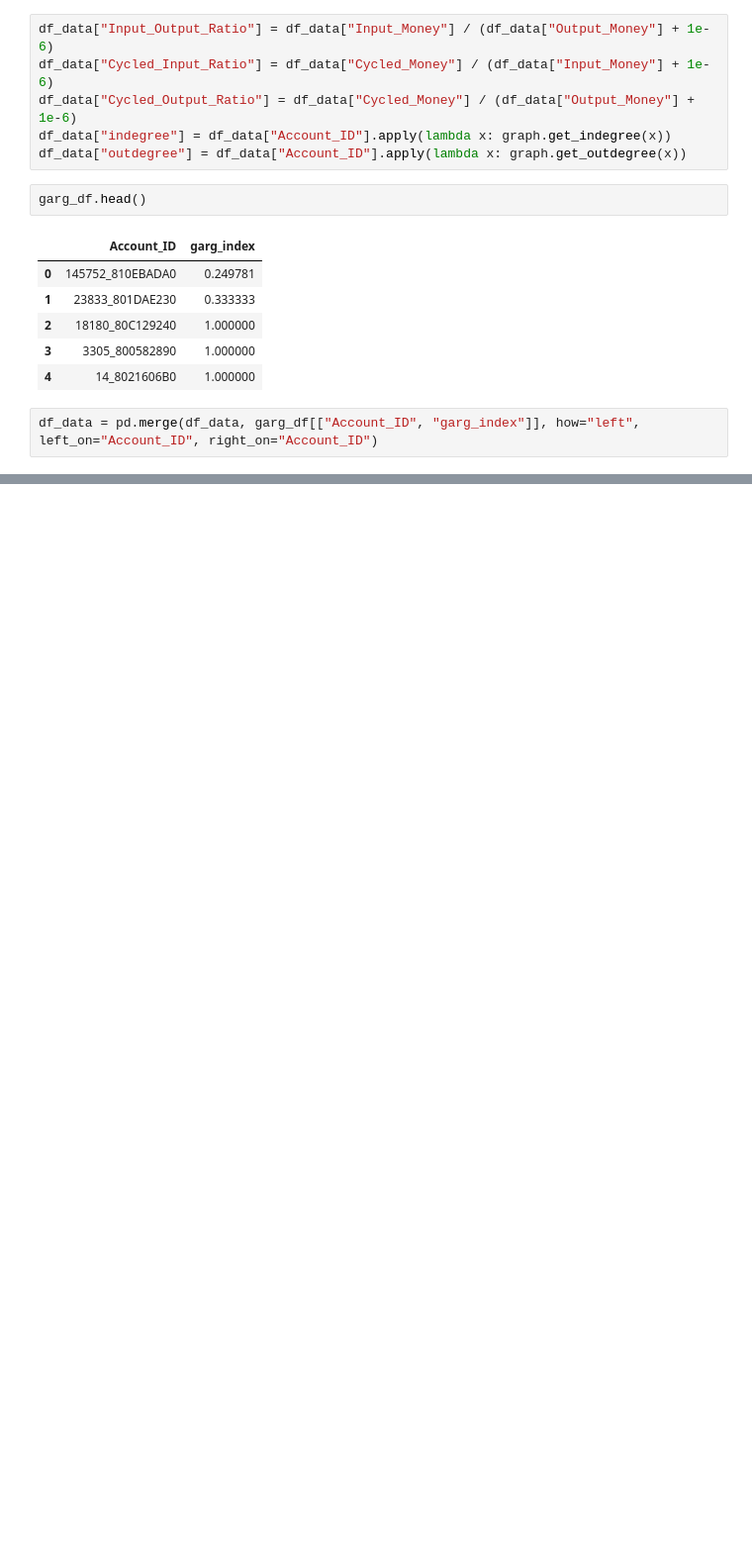
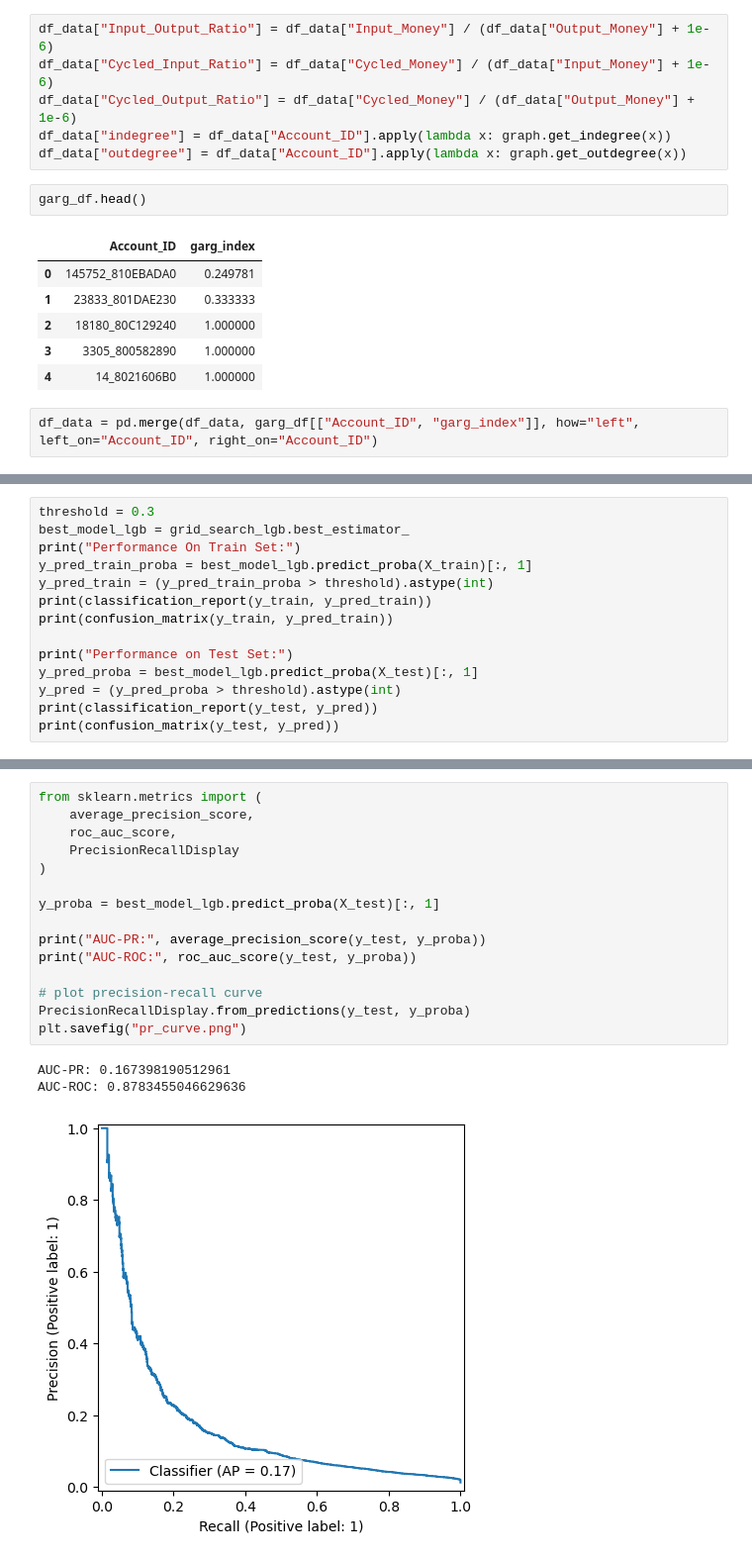
Before and after one commit to e-GNH/LedgerDB, a Jupyter notebook: aml_service/notebooks/features.ipynb, the cells around one changed output, grey strips where cells are left out. Shown at 99% size. Cells and saved outputs as stored; diff of their text form; blank space fills up the shorter version.

```diff
--- a/aml_service/notebooks/features.ipynb
+++ b/aml_service/notebooks/features.ipynb
@@ -167,0 +459,14 @@ df_data["Transactions_In"] = df_data["Account_ID"].apply(lambda x: graph.graph.i
+# %%
+threshold = 0.3
+best_model_lgb = grid_search_lgb.best_estimator_
+print("Performance On Train Set:")
+y_pred_train_proba = best_model_lgb.predict_proba(X_train)[:, 1]
+y_pred_train = (y_pred_train_proba > threshold).astype(int)
+print(classification_report(y_train, y_pred_train))
+print(confusion_matrix(y_train, y_pred_train))
+
+print("Performance on Test Set:")
+y_pred_proba = best_model_lgb.predict_proba(X_test)[:, 1]
+y_pred = (y_pred_proba > threshold).astype(int)
+print(classification_report(y_test, y_pred))
+print(confusion_matrix(y_test, y_pred))
@@ -167,0 +491,19 @@ df_data["Transactions_In"] = df_data["Account_ID"].apply(lambda x: graph.graph.i
+# %%
+from sklearn.metrics import (
+    average_precision_score,
+    roc_auc_score,
+    PrecisionRecallDisplay
+)
+
+y_proba = best_model_lgb.predict_proba(X_test)[:, 1]
+
+print("AUC-PR:", average_precision_score(y_test, y_proba))
+print("AUC-ROC:", roc_auc_score(y_test, y_proba))
+
+# plot precision-recall curve
+PrecisionRecallDisplay.from_predictions(y_test, y_proba)
+plt.savefig("pr_curve.png")
+# %% [output]
+AUC-PR: 0.167398190512961
+AUC-ROC: 0.8783455046629636
+[figure, added]
```
Also changed, not shown: parts of 31 cells of this notebook, 12 other files.
